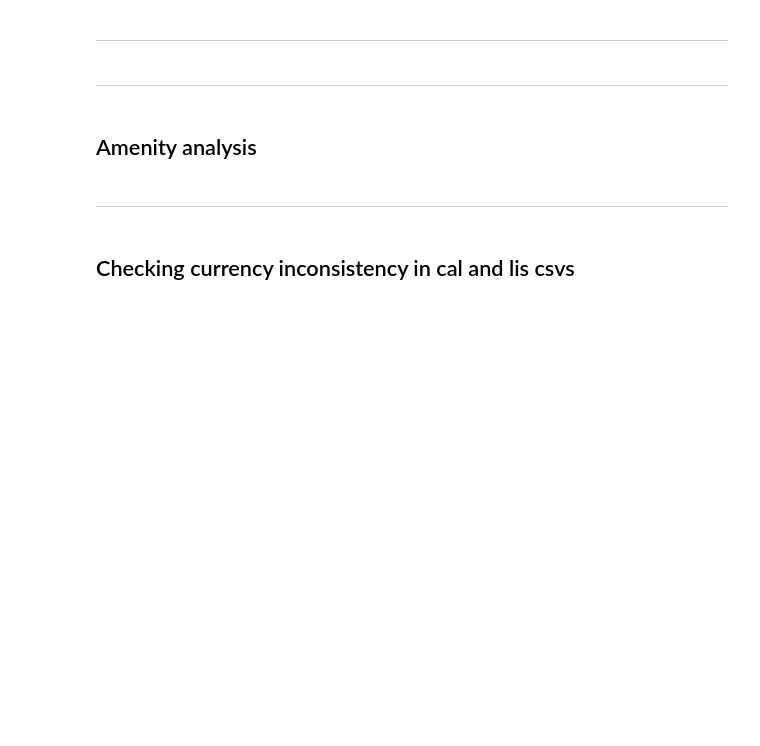
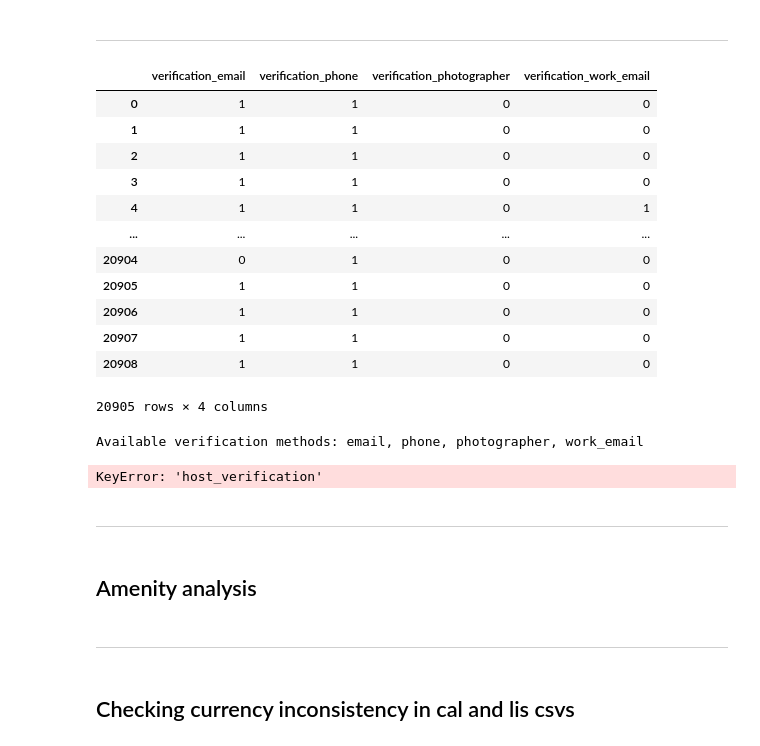
Before and after one commit to elto21ab/DMV, a Jupyter notebook: explore-ELIAS.ipynb, the cells around one changed output. Saved outputs shown, nothing was run; the diff lists cells and outputs as text; code cells hidden in the pictures; blank space fills up the shorter version.

```diff
--- a/explore-ELIAS.ipynb
+++ b/explore-ELIAS.ipynb
@@ -166,3 +206,31 @@ lis[lis.columns[10:20]]
+# %%
+df = pd.read_parquet('data/processed/03_listings.parquet')
+verification_cols = [col for col in df.columns if col.startswith('verification_')]
+df[verification_cols]
+# %% [output]
+|  | verification_email | verification_phone | verification_photographer | verification_work_email |
+| 0 | 1 | 1 | 0 | 0 |
+| 1 | 1 | 1 | 0 | 0 |
+| 2 | 1 | 1 | 0 | 0 |
+| 3 | 1 | 1 | 0 | 0 |
+| 4 | 1 | 1 | 0 | 1 |
+| ... | ... | ... | ... | ... |
+| 20904 | 0 | 1 | 0 | 0 |
+| 20905 | 1 | 1 | 0 | 0 |
+| 20906 | 1 | 1 | 0 | 0 |
+| 20907 | 1 | 1 | 0 | 0 |
+| 20908 | 1 | 1 | 0 | 0 |
+20905 rows × 4 columns
+# %%
+# Get verification columns and create comma-separated string
+verification_cols = [col.replace('verification_', '') for col in df.columns if col.startswith('verification_')]
+print("Available verification methods:", ', '.join(verification_cols))
+# %% [output]
+Available verification methods: email, phone, photographer, work_email
+# %%
+lis_df['host_verifications']
+# %% [output]
+KeyError: 'host_verification'
 # %% [markdown]
 ---
 # %% [markdown]
```
Also changed, not shown: parts of 7 cells of this notebook, 5 other files.
